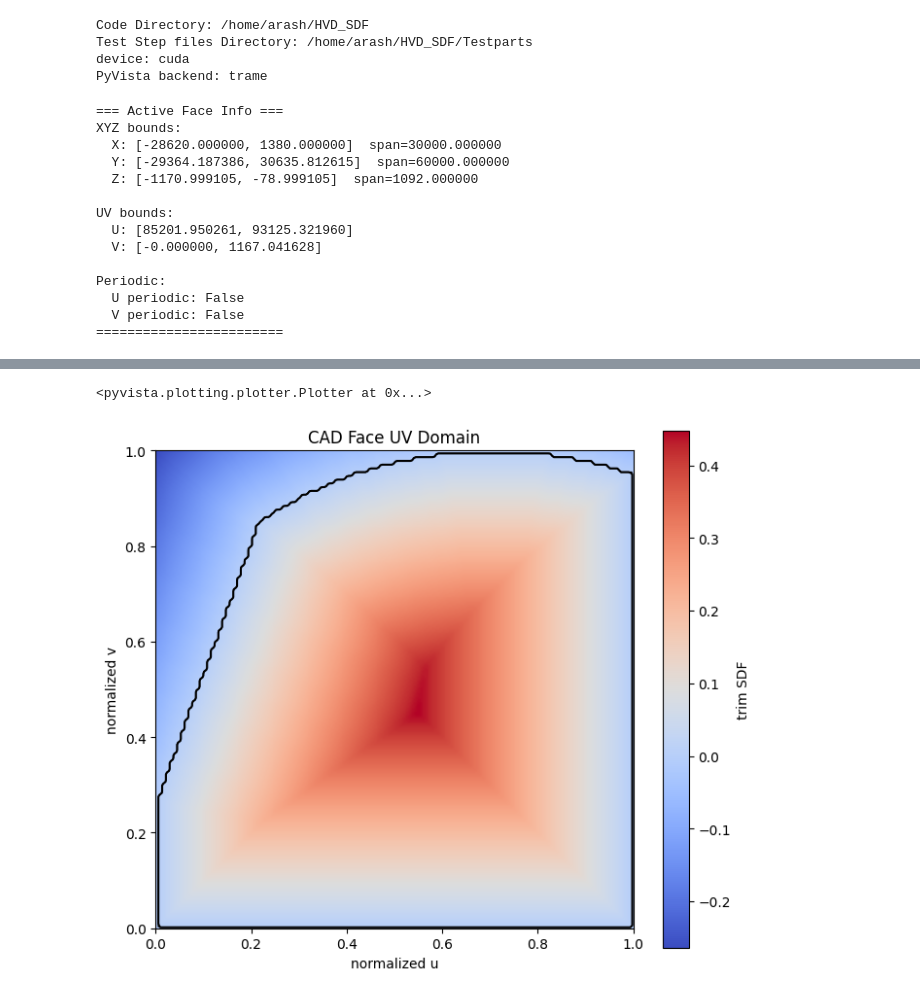
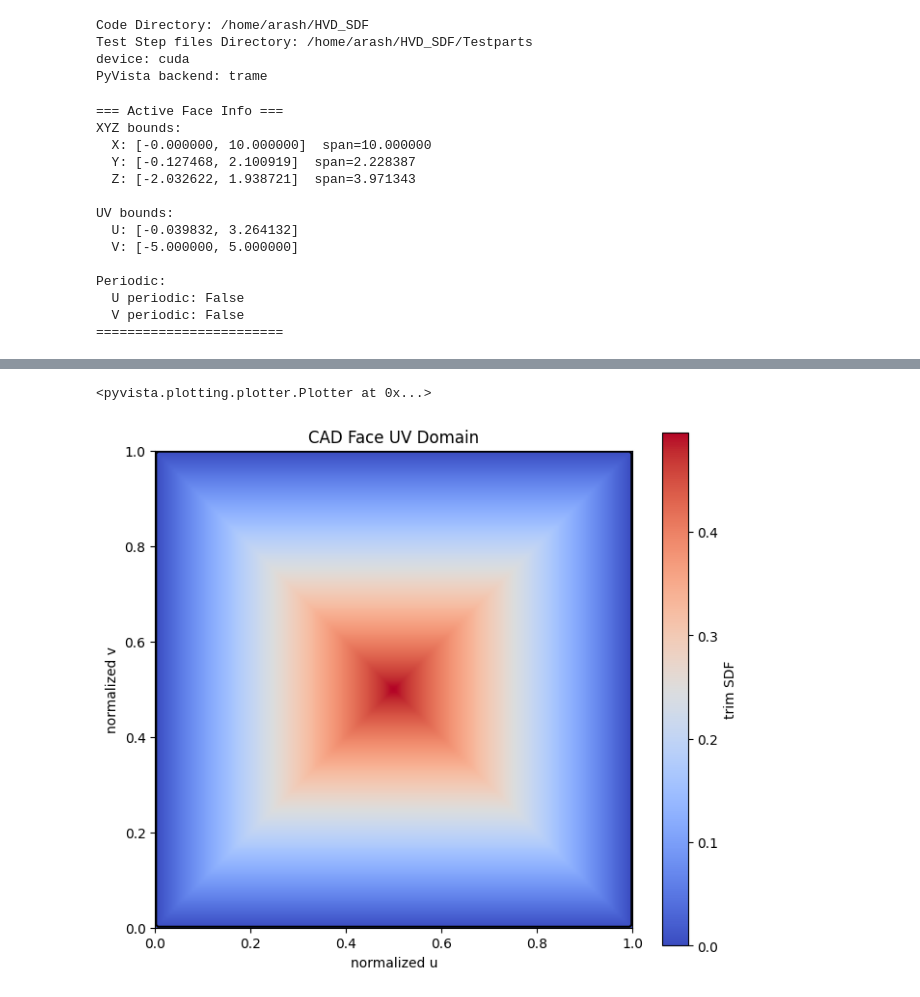
Before and after one commit to ArashARM/HVD_SeedsBase, a Jupyter notebook: Main.ipynb, the cells around one changed output, grey strips where cells are left out. Cells and saved outputs as stored; diff of their text form; code cells hidden in the pictures.

```diff
--- a/Main.ipynb
+++ b/Main.ipynb
@@ -99,7 +100,7 @@ FreeSharp2 = TesPartsDir / "FreeSharp2.stp"
 SeatBr = TesPartsDir / "SeatBr.stp"
 MouseBot = TesPartsDir / "MouseBot.stp"
 
-shape_path = YachtBodypart
+shape_path = CircularSurf1
 
 Face_Cad = CADTensorGenerator(
     device=device,
@@ -113,13 +114,13 @@ viz.show_3d(res_u=200, res_v=200, show_edges=True)
 # %% [output]
 === Active Face Info ===
 XYZ bounds:
-  X: [-28620.000000, 1380.000000]  span=30000.000000
-  Y: [-29364.187386, 30635.812615]  span=60000.000000
-  Z: [-1170.999105, -78.999105]  span=1092.000000
+  X: [-0.000000, 10.000000]  span=10.000000
+  Y: [-0.127468, 2.100919]  span=2.228387
+  Z: [-2.032622, 1.938721]  span=3.971343
 
 UV bounds:
-  U: [85201.950261, 93125.321960]
-  V: [-0.000000, 1167.041628]
+  U: [-0.039832, 3.264132]
+  V: [-5.000000, 5.000000]
 
 Periodic:
   U periodic: False
@@ -129,2 +130,2 @@ Widget(value='<iframe src="http://localhost:44639/index.html?ui=P_0x7745cec758d0
 <pyvista.plotting.plotter.Plotter at 0x...>
-[figure, old version]
+[figure, new version]
```
Also changed, not shown: parts of 17 cells of this notebook, 1 other file.
